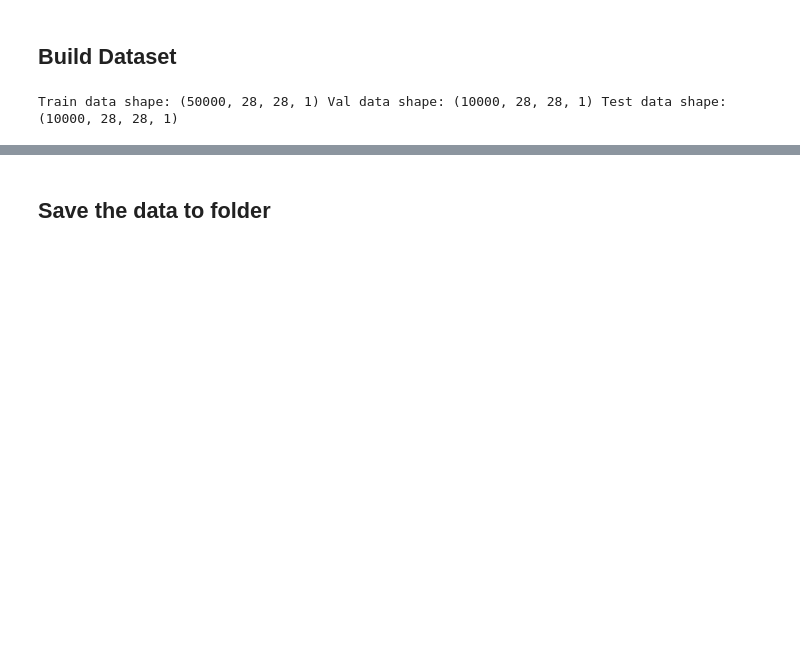
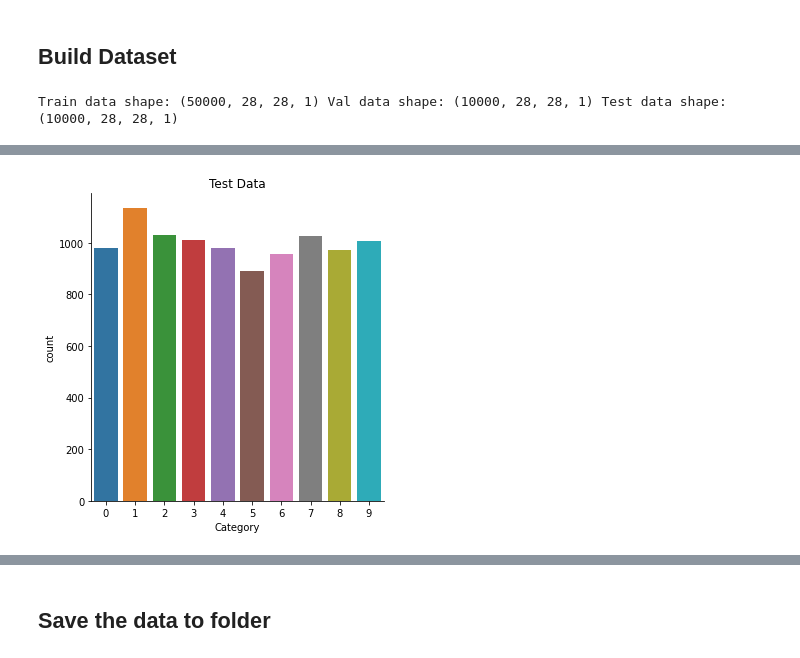
Before and after one commit to kmcguigan1/Deep-Clustering-Technique-Analysis, a Jupyter notebook: 1-Dataset-analysis.ipynb, the cells around one changed output, grey strips where cells are left out. Drawn from its saved outputs; the diff is of its cells as text; code cells hidden in the pictures; blank space fills up the shorter version.

```diff
--- a/1-Dataset-analysis.ipynb
+++ b/1-Dataset-analysis.ipynb
@@ -26,0 +47,4 @@ Train data shape: (50000, 28, 28, 1) Val data shape: (10000, 28, 28, 1) Test dat
+# %%
+show_category_distribution(y_test, 'Test Data')
+# %% [output]
+[figure, added]
```
Also changed, not shown: parts of 12 cells of this notebook, 1 other file.
